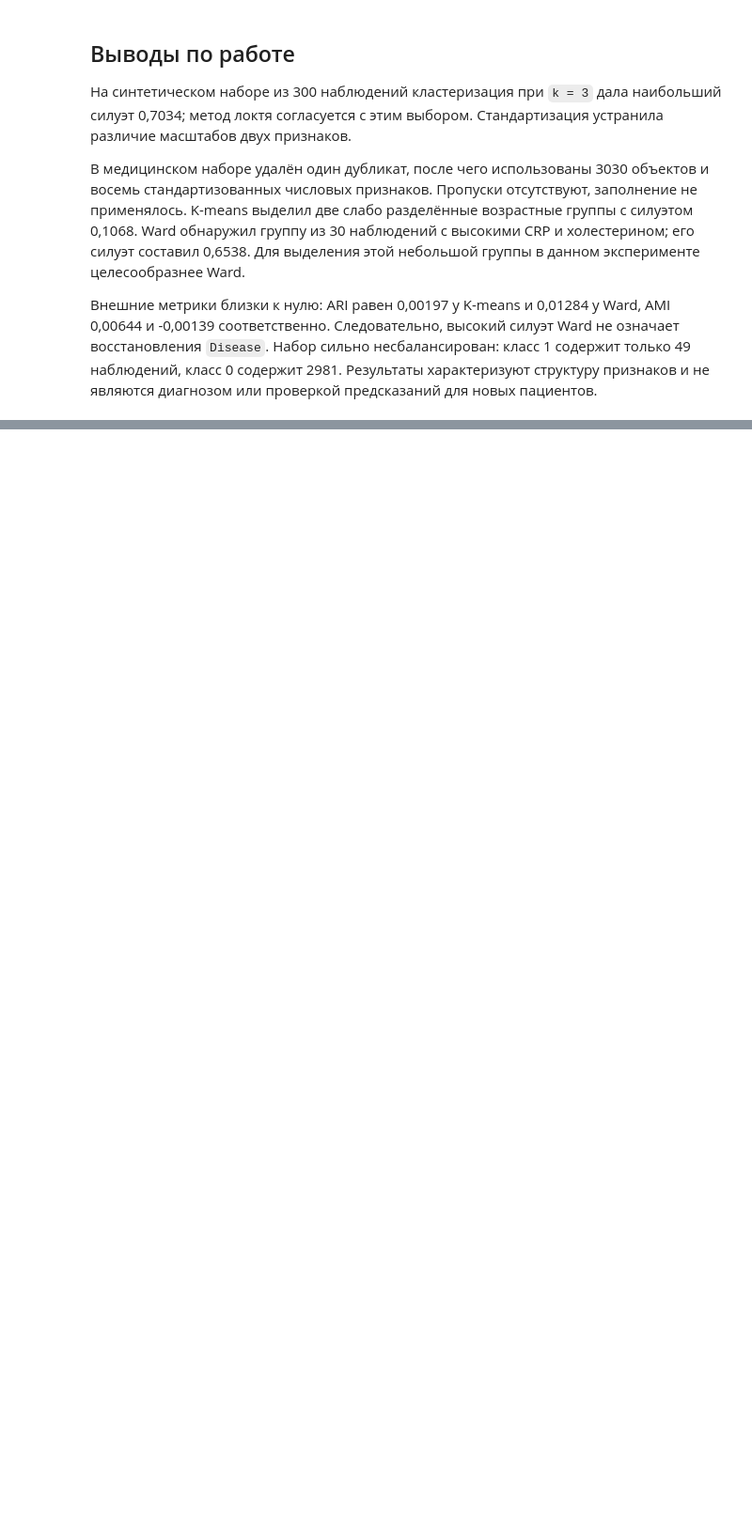
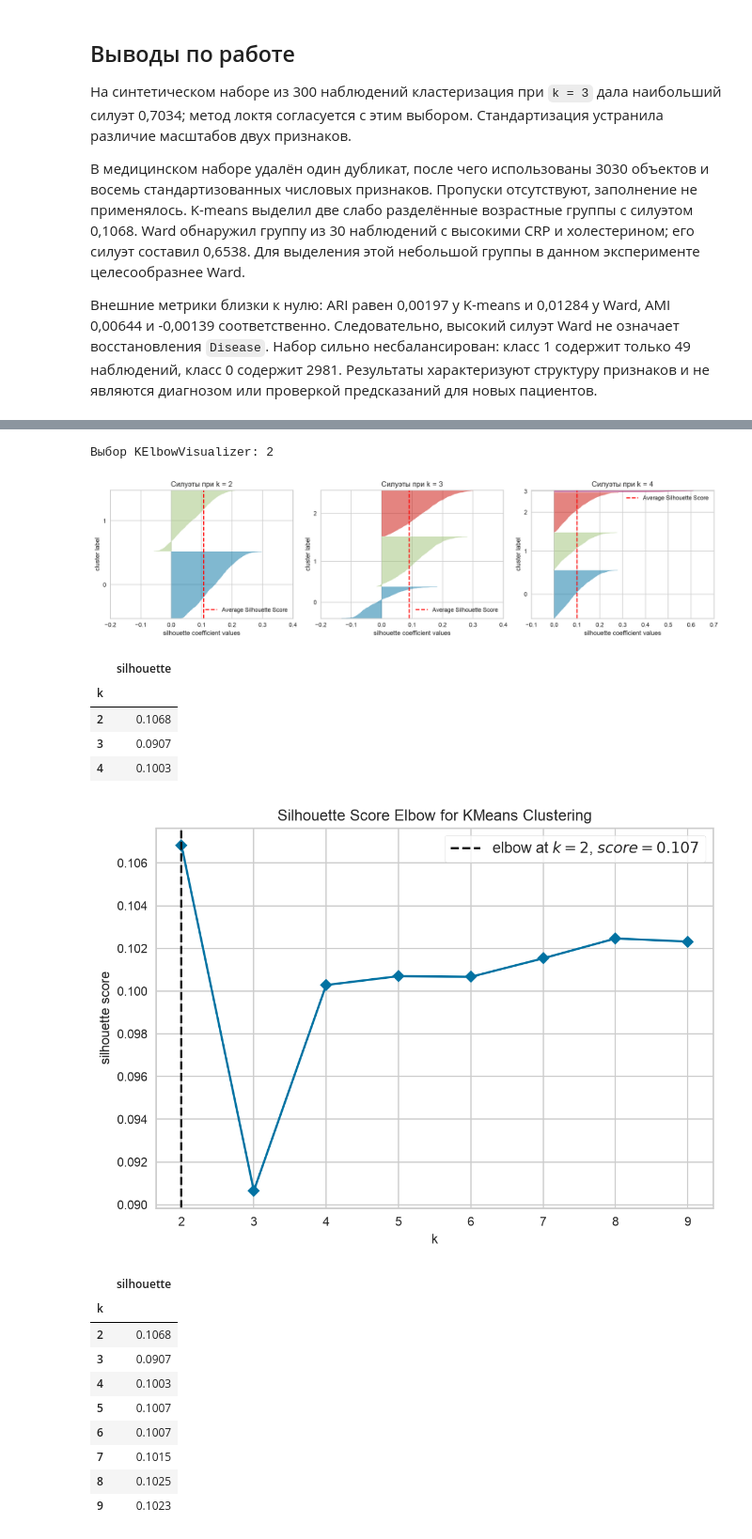
Before and after one commit to karinalien/lr4, a Jupyter notebook: lr4.ipynb, the cells around one changed output, grey strips where cells are left out. Shown at 94% size. Drawn from its saved outputs; the diff is of its cells as text; code cells hidden in the pictures; blank space fills up the shorter version.

```diff
--- a/lr4.ipynb
+++ b/lr4.ipynb
@@ -412,0 +460,44 @@ Ward выделил основную группу из 3000 объектов и
+# %%
+from yellowbrick.cluster import SilhouetteVisualizer, KElbowVisualizer
+
+fig, axes = plt.subplots(1, 3, figsize=(15, 4))
+silhouette_visual_rows = []
+for ax, k in zip(axes, [2, 3, 4]):
+    visualizer = SilhouetteVisualizer(
+        KMeans(n_clusters=k, n_init=10, random_state=21), ax=ax, colors='yellowbrick', force_model=True)
+    visualizer.fit(X_medical_scaled)
+    visualizer.finalize()
+    ax.set_title(f'Силуэты при k = {k}')
+    silhouette_visual_rows.append(
+        {'k': k, 'silhouette': visualizer.silhouette_score_})
+plt.tight_layout()
+plt.show()
+display(pd.DataFrame(silhouette_visual_rows).set_index('k').round(4))
+
+elbow_visualizer = KElbowVisualizer(
+    KMeans(n_init=10, random_state=21),
+    k=list(range(2, 10)), metric='silhouette', timings=False, force_model=True)
+elbow_visualizer.fit(X_medical_scaled)
+elbow_visualizer.show()
+display(pd.DataFrame({'k': elbow_visualizer.k_values_,
+                      'silhouette': elbow_visualizer.k_scores_}).set_index('k').round(4))
+print('Выбор KElbowVisualizer:', elbow_visualizer.elbow_value_)
+# %% [output]
+Выбор KElbowVisualizer: 2
+[figure, added]
+|  | silhouette |
+| k |  |
+| 2 | 0.1068 |
+| 3 | 0.0907 |
+| 4 | 0.1003 |
+[figure, added]
+|  | silhouette |
+| k |  |
+| 2 | 0.1068 |
+| 3 | 0.0907 |
+| 4 | 0.1003 |
+| 5 | 0.1007 |
+| 6 | 0.1007 |
+| 7 | 0.1015 |
+| 8 | 0.1025 |
+| 9 | 0.1023 |
```
Also changed, not shown: parts of 15 cells of this notebook.
